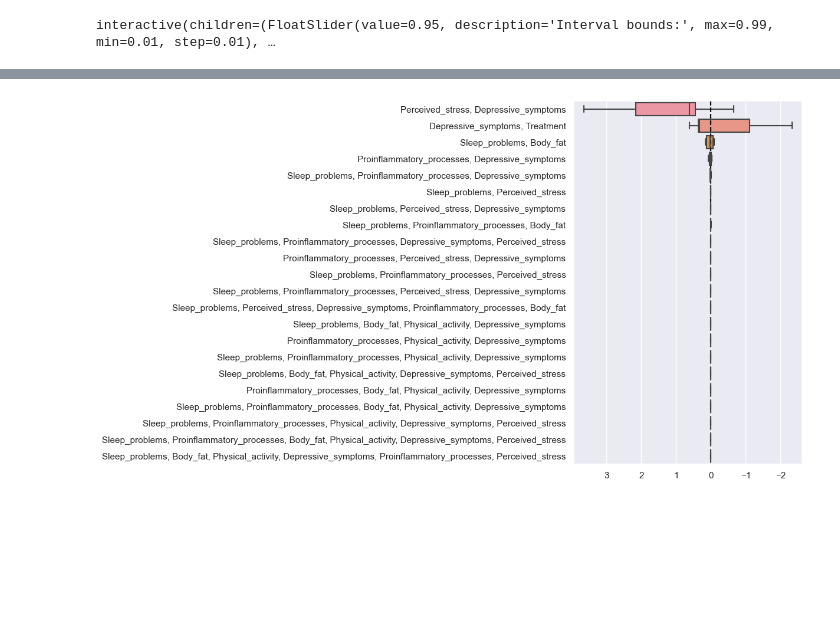
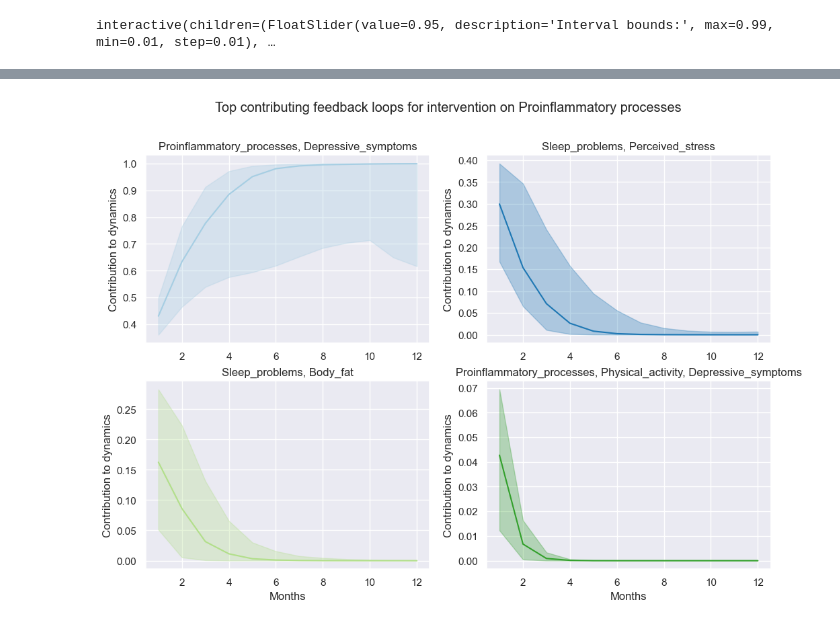
Before and after one commit to jerul/systemdynamics, a Jupyter notebook: Examples/Sleep.ipynb, the cells around one changed output, grey strips where cells are left out. Cells and saved outputs as stored; diff of their text form; code cells hidden in the pictures; blank space fills up the shorter version.

Commit message:
Updated feedback loop analysis

```diff
--- a/Examples/Sleep.ipynb
+++ b/Examples/Sleep.ipynb
@@ -228,0 +168,19 @@ dtype: bool
+# %%
+num_loops = len(df_loops.columns)
+num_rows = int(np.ceil(num_loops/2))
+fig, axs = plt.subplots(num_rows, 2, figsize=(12, 4 * num_rows))
+fig.suptitle("Top contributing feedback loops for intervention on " + " ".join(int_var.split("_")))
+color_map = plt.colormaps["Paired"]
+
+ax = axs.flatten()
+for i, loop in enumerate(df_loops.columns):
+    for k in range(s.N):
+        df_loops_t = pd.DataFrame(loopscores_per_sample[k])
+        df_loops_t = df_loops_t[df_loops.columns]
+        ax[i].plot(df_loops_t[loop], alpha=.3, color=color_map(i))
+
+    ax[i].set_ylabel("Contribution to dynamics")
+    ax[i].set_title(loop)
+
+    if i > num_loops - 3:
+        ax[i].set_xlabel(s.time_unit)
@@ -229,21 +189,31 @@ dtype: bool
 # %%
-fig = plt.figure(figsize=(5, 8))  # 7,15
-ax = fig.add_subplot(111)
-df_loops = pd.DataFrame(loop_scores)
+confidence_bounds = .50
 
-# Order by median
-df_loops = df_loops.reindex(columns=list(
-                    df_loops.median().sort_values(ascending=False).index))
-# df_loops = df_loops.rename(mapper=dict(
-#                     zip(s.intervention_variables,
-#                         [" ".join(var.split("_")) for var in s.intervention_variables ])), axis=1)
+fig, axs = plt.subplots(num_rows, 2, figsize=(12, 4 * num_rows))
+ax = axs.flatten()
+fig.suptitle("Top contributing feedback loops for intervention on " + " ".join(int_var.split("_")))
+color_map = plt.colormaps["Paired"]
+ #plt.cm.get_cmap('Paired', num_loops) #
 
-sns.boxplot(data=df_loops, showfliers=False, whis=True, orient='h')
-plt.vlines(x=0, ymin=-0.5, ymax=len(s.intervention_variables) -
-            0.6, colors='black', linestyles='dashed')
-#plt.title("Effect on " + " ".join(s.variable_of_interest.split("_")))
-#plt.xlabel("Standardized effect after " + str(s.t_end) + " " + s.time_unit)
-plt.ylabel("")
-ax.invert_xaxis()
+for j, loop in enumerate(df_loops.columns):
+    avg_at_time_t = []
+    lb_confs_at_time_t = []
+    ub_confs_at_time_t = []
+
+    for i, t in enumerate(s.t_eval[1:]):
+        samples_at_time_t = [loopscores_per_sample[n][loop][i] for n in range(s.N)]
+
+        avg_at_time_t.append(np.median(samples_at_time_t))
+        lower_percentile = (1 - confidence_bounds) / 2 * 100
+        upper_percentile = (1 + confidence_bounds) / 2 * 100
+        lb_confs_at_time_t.append(np.percentile(samples_at_time_t, lower_percentile))
+        ub_confs_at_time_t.append(np.percentile(samples_at_time_t, upper_percentile))
+
+    ax[j].plot(s.t_eval[1:], avg_at_time_t, label=" ".join(var.split("_")), color=color_map(j))
+    ax[j].fill_between(s.t_eval[1:], lb_confs_at_time_t, ub_confs_at_time_t, alpha=.3, color=color_map(j))
+    ax[j].set_ylabel("Contribution to dynamics")
+    ax[j].set_title(loop)
+    if j > num_loops - 3:
+        ax[j].set_xlabel(s.time_unit)
 # %% [output]
-[figure, old version]
+[figure, new version]
```
Also changed, not shown: parts of 20 cells of this notebook, 5 other files.
